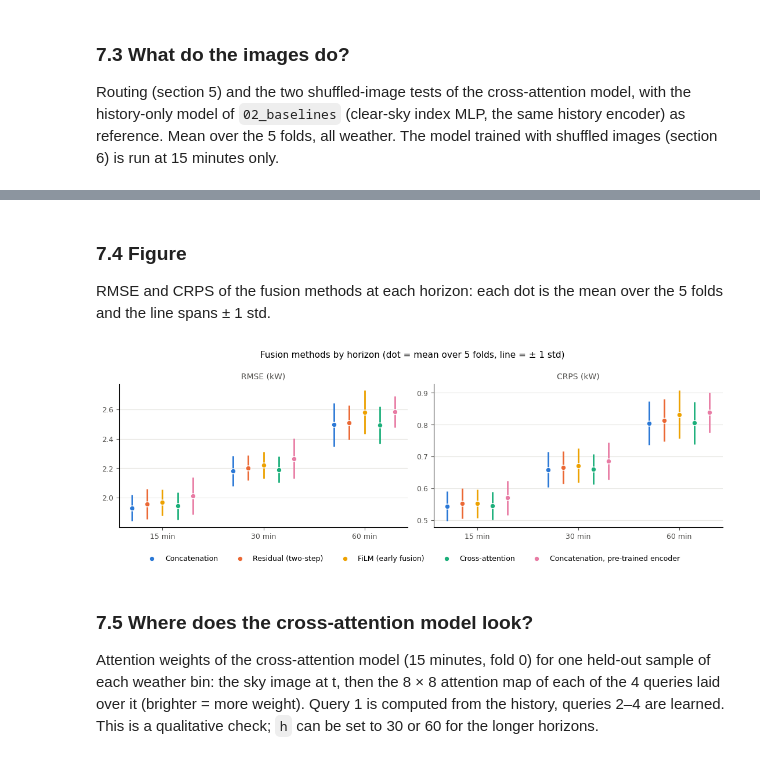
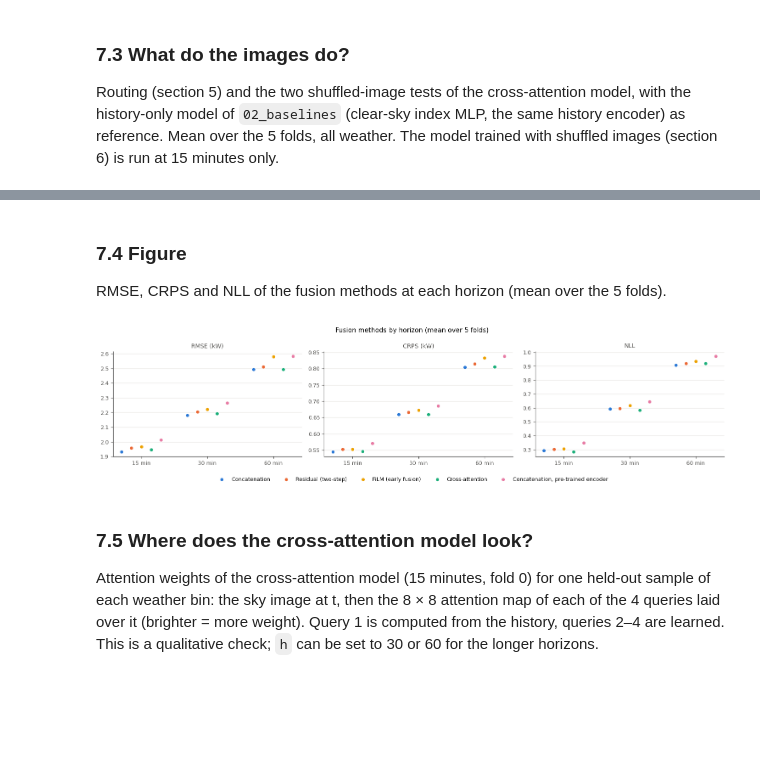
Before and after one commit to jjjzhu-5847/cosc6368-multimodal-pv, a Jupyter notebook: 03_fusion.ipynb, the cells around one changed output, grey strips where cells are left out. Saved outputs shown, nothing was run; the diff lists cells and outputs as text; code cells hidden in the pictures; blank space fills up the shorter version.

```diff
--- a/03_fusion.ipynb
+++ b/03_fusion.ipynb
@@ -793,21 +797,26 @@ Mean ± std over the 5 folds, all weather.
 # %%
-METRICS = ["RMSE", "CRPS", "NLL", "coverage", "width"]
+METRICS = ["RMSE", "MAE", "skill", "CRPS", "NLL", "coverage", "width", "Winkler"]
+WEATHER_METRICS = ["RMSE", "CRPS", "NLL", "coverage", "width"]
 METHODS = {"fusion_concat": "Concatenation", "fusion_residual": "Residual (two-step)", "fusion_film": "FiLM (early fusion)",
            "fusion_xattn": "Cross-attention", "fusion_pretrained": "Concatenation, pre-trained encoder"}
 
-def fold_metrics(model, h):
-    r = evaluate_predictions(pd.read_csv(prediction_file(model, h)))
+# smart persistence RMSE per horizon, fold and weather bin (from 02_baselines), for the skill score
+baseline_folds = pd.read_csv(PROCESSED_DIR / "baselines" / "fold_metrics.csv")
+SMART_RMSE = baseline_folds[baseline_folds["model"] == "smart_persistence"].set_index(["horizon", "fold", "weather"])["RMSE"]
+
+def fold_metrics(model, h, file=None):
+    r = evaluate_predictions(pd.read_csv(file or prediction_file(model, h)))
     r.insert(0, "model", model)
     r.insert(1, "horizon", h)
+    r["skill"] = 1 - r["RMSE"] / SMART_RMSE.loc[h].reindex(pd.MultiIndex.from_frame(r[["fold", "weather"]])).to_numpy()
     return r
 
-def mean_std(r):
-    g = r.groupby("model", sort=False)[METRICS]
-    return g.mean().map("{:.3f}".format) + " ± " + g.std().map("{:.3f}".format)
+def mean_table(r):
+    return r.groupby("model", sort=False)[METRICS].mean().round(3)
 
 results = pd.concat([fold_metrics(m, h) for m in METHODS for h in HORIZONS], ignore_index=True)
 for h in HORIZONS:
     print(f"\n{h} minutes")
-    display(mean_std(results[(results["horizon"] == h) & (results["weather"] == "all")]).rename(index=METHODS))
+    display(mean_table(results[(results["horizon"] == h) & (results["weather"] == "all")]).rename(index=METHODS))
 # %% [output]
 15 minutes
@@ -841,4 +850,7 @@ CRPS (kW, mean over the 5 folds) in each weather bin.
 # %%
-crps = results.groupby(["model", "horizon", "weather"], sort=False)["CRPS"].mean().unstack(["horizon", "weather"])
-display(crps.reindex(columns=["all"] + WEATHER_BINS, level=1).rename(index=METHODS).round(3))
+fold_means = results.groupby(["model", "horizon", "weather"], sort=False)[WEATHER_METRICS].mean()
+for metric in WEATHER_METRICS:
+    print(f"\n{metric} by horizon and weather")
+    table = fold_means[metric].unstack(["horizon", "weather"]).reindex(columns=["all"] + WEATHER_BINS, level=1)
+    display(table.rename(index=METHODS).round(3))
 # %% [output]
@@ -863,8 +912,7 @@ IMAGE_TESTS = {
     "fusion_xattn_images_shuffled_at_test": "images shuffled at test",
 }
 for h in HORIZONS:
-    history_only = evaluate_predictions(pd.read_csv(PROCESSED_DIR / "baselines" / "predictions" / f"k_mlp_h{h}.csv"))
-    history_only.insert(0, "model", "history only (k-MLP, 02_baselines)")
+    history_only = fold_metrics("history only (k-MLP, 02_baselines)", h, PROCESSED_DIR / "baselines" / "predictions" / f"k_mlp_h{h}.csv")
     models = [m for m in IMAGE_TESTS if h in CONTROL_HORIZONS or m != "fusion_xattn_images_shuffled_in_training"]
     table = pd.concat([history_only] + [fold_metrics(m, h) for m in models], ignore_index=True)
     table = table[table["weather"] == "all"].groupby("model", sort=False)[METRICS].mean()
@@ -899,32 +947,30 @@ for h in HORIZONS:
 # %% [markdown]
 ### 7.4 Figure
 
-RMSE and CRPS of the fusion methods at each horizon: each dot is the mean over the 5 folds and the line spans ± 1 std.
+RMSE, CRPS and NLL of the fusion methods at each horizon (mean over the 5 folds).
 # %%
 COLORS = dict(zip(METHODS, ["#2a78d6", "#eb6834", "#eda100", "#1baf7a", "#e87ba4"]))   # blue, orange, yellow, aqua, magenta
 TEXT, GRID = "#52514e", "#e6e5e1"
 
-fig, axes = plt.subplots(1, 2, figsize=(11, 3.8))
-for ax, metric in zip(axes, ["RMSE", "CRPS"]):
-    s = results[results["weather"] == "all"].groupby(["model", "horizon"])[metric].agg(["mean", "std"])
+fig, axes = plt.subplots(1, 3, figsize=(15, 3.8))
+for ax, metric in zip(axes, ["RMSE", "CRPS", "NLL"]):
+    s = results[results["weather"] == "all"].groupby(["model", "horizon"])[metric].mean()
     for k, m in enumerate(METHODS):
         x = np.arange(len(HORIZONS)) + (k - (len(METHODS) - 1) / 2) * 0.15
-        mean, std = s.loc[m, "mean"].reindex(HORIZONS), s.loc[m, "std"].reindex(HORIZONS)
-        ax.vlines(x, mean - std, mean + std, color=COLORS[m], linewidth=2)
-        ax.scatter(x, mean, s=40, color=COLORS[m], edgecolor="white", linewidth=1, zorder=3, label=METHODS[m])
+        ax.scatter(x, s.loc[m].reindex(HORIZONS), s=40, color=COLORS[m], edgecolor="white", linewidth=1, zorder=3, label=METHODS[m])
     ax.set_xticks(range(len(HORIZONS)), [f"{h} min" for h in HORIZONS])
-    ax.set_title(f"{metric} (kW)", fontsize=10, color=TEXT)
+    ax.set_title(metric if metric == "NLL" else f"{metric} (kW)", fontsize=10, color=TEXT)
     ax.grid(axis="y", color=GRID, linewidth=0.8)
     ax.set_axisbelow(True)
     ax.tick_params(colors=TEXT, labelsize=9)
     for side in ["top", "right"]:
         ax.spines[side].set_visible(False)
 fig.legend(*axes[0].get_legend_handles_labels(), loc="lower center", ncol=len(METHODS), frameon=False, fontsize=9)
-plt.suptitle("Fusion methods by horizon (dot = mean over 5 folds, line = ± 1 std)", fontsize=11)
+plt.suptitle("Fusion methods by horizon (mean over 5 folds)", fontsize=11)
 plt.tight_layout(rect=(0, 0.08, 1, 1))
 plt.show()
 # %% [output]
-[figure, old version]
+[figure, new version]
 # %% [markdown]
 ### 7.5 Where does the cross-attention model look?
 
```
Also changed, not shown: parts of 10 cells of this notebook, 2 other files.
